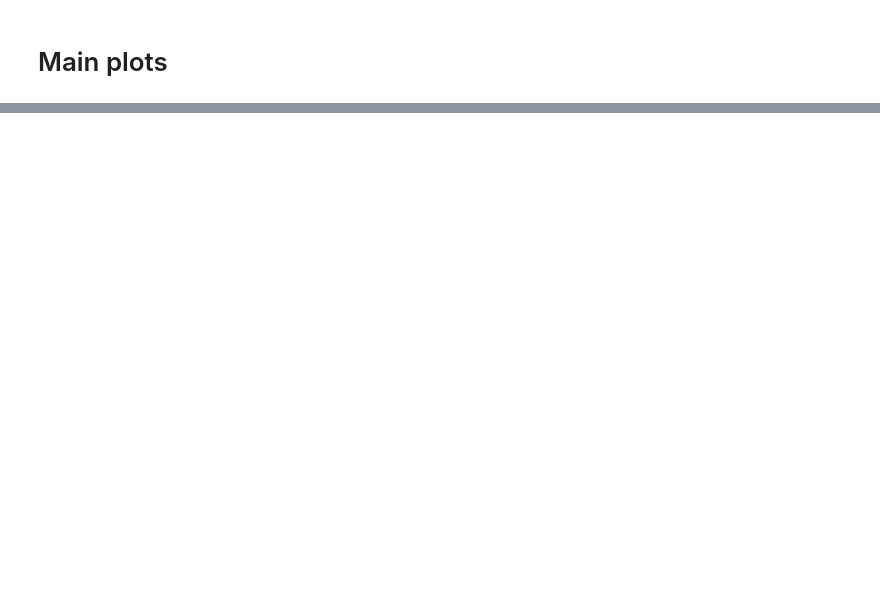
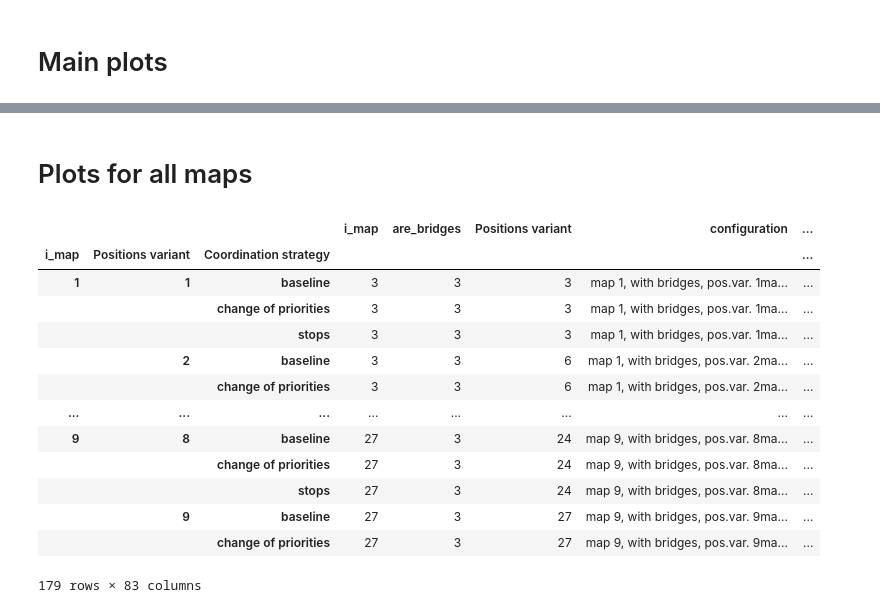
Before and after one commit to Olga-Mironenko/coordination_oru, a Jupyter notebook: scenario-analysis/analysis.ipynb, the cells around one changed output, grey strips where cells are left out. Cells and saved outputs as stored; diff of their text form; code cells hidden in the pictures; blank space fills up the shorter version.

```diff
--- a/scenario-analysis/analysis.ipynb
+++ b/scenario-analysis/analysis.ipynb
@@ -993,0 +1015,25 @@ show_all_maps()
+# %% [markdown]
+# Plots for all maps
+# %%
+def plot_df_all(df_all):
+    key2df = make_key2df(df_all, is_all=True)
+    return key2df[True, True]
+
+
+#if I_MAP == 1:
+plot_df_all(df_all)
+# %% [output]
+|  |  |  | i_map | are_bridges | Positions variant | configuration | ... |
+| i_map | Positions variant | Coordination strategy |  |  |  |  | ... |
+| 1 | 1 | baseline | 3 | 3 | 3 | map 1, with bridges, pos.var. 1ma... | ... |
+|  |  | change of priorities | 3 | 3 | 3 | map 1, with bridges, pos.var. 1ma... | ... |
+|  |  | stops | 3 | 3 | 3 | map 1, with bridges, pos.var. 1ma... | ... |
+|  | 2 | baseline | 3 | 3 | 6 | map 1, with bridges, pos.var. 2ma... | ... |
+|  |  | change of priorities | 3 | 3 | 6 | map 1, with bridges, pos.var. 2ma... | ... |
+| ... | ... | ... | ... | ... | ... | ... | ... |
+| 9 | 8 | baseline | 27 | 3 | 24 | map 9, with bridges, pos.var. 8ma... | ... |
+|  |  | change of priorities | 27 | 3 | 24 | map 9, with bridges, pos.var. 8ma... | ... |
+|  |  | stops | 27 | 3 | 24 | map 9, with bridges, pos.var. 8ma... | ... |
+|  | 9 | baseline | 27 | 3 | 27 | map 9, with bridges, pos.var. 9ma... | ... |
+|  |  | change of priorities | 27 | 3 | 27 | map 9, with bridges, pos.var. 9ma... | ... |
+179 rows × 83 columns
```
Also changed, not shown: parts of 14 cells of this notebook, 1 other file.
